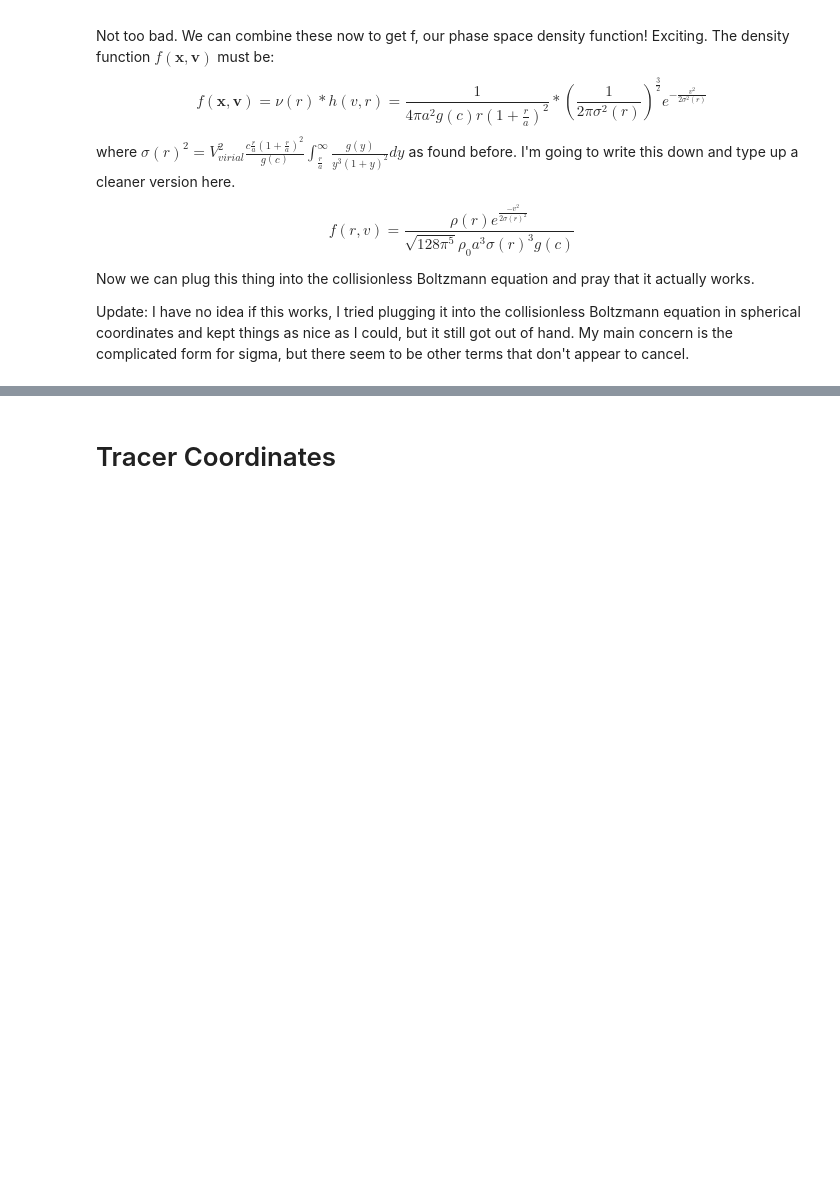
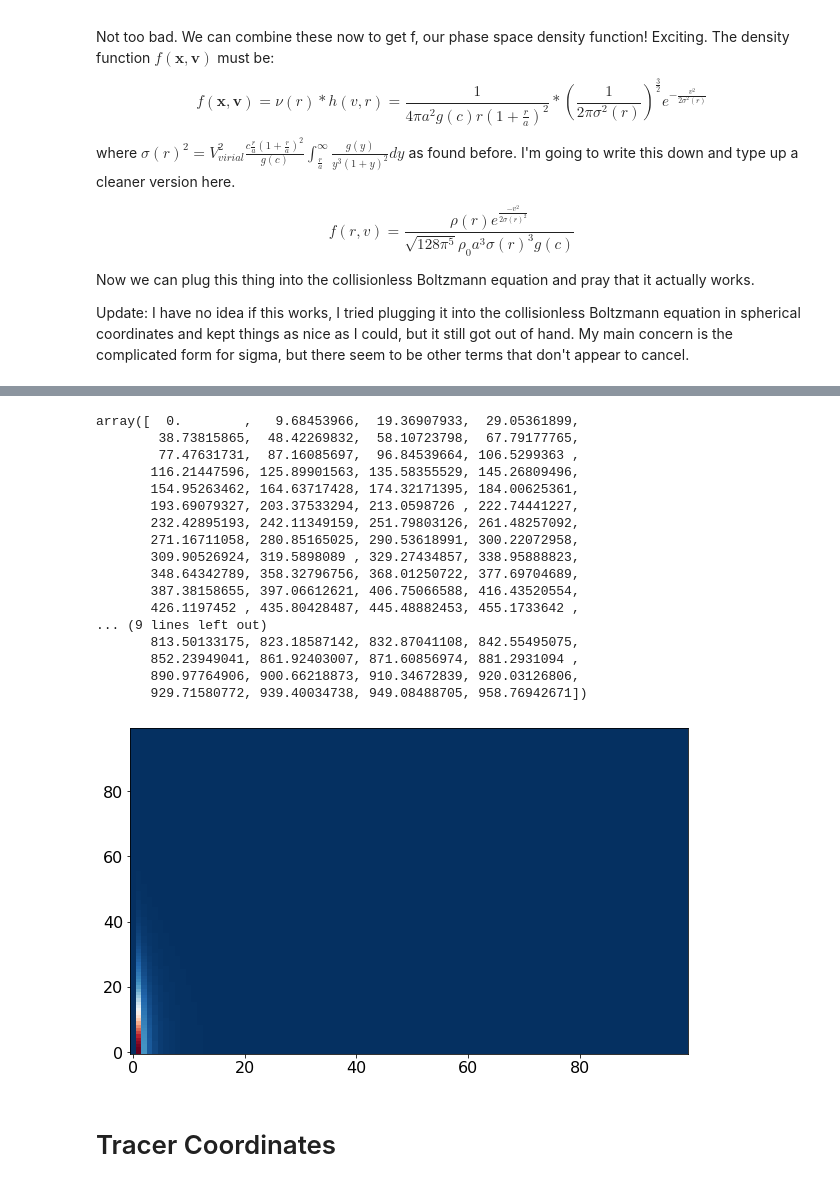
Before and after one commit to EricPutney/nfwHalo, a Jupyter notebook: nfwMockDataGenerator.ipynb, the cells around one changed output, grey strips where cells are left out. Cells and saved outputs as stored; diff of their text form; code cells hidden in the pictures; blank space fills up the shorter version.

```diff
--- a/nfwMockDataGenerator.ipynb
+++ b/nfwMockDataGenerator.ipynb
@@ -322,3 +349,25 @@ All 10000 tracers generated.
+# %%
+plt.imshow(np.transpose(mwHalo.psTable),origin='lower',aspect='auto',cmap='RdBu_r')
+mwHalo.tabSpeeds
+# %% [output]
+array([  0.        ,   9.68453966,  19.36907933,  29.05361899,
+        38.73815865,  48.42269832,  58.10723798,  67.79177765,
+        77.47631731,  87.16085697,  96.84539664, 106.5299363 ,
+       116.21447596, 125.89901563, 135.58355529, 145.26809496,
+       154.95263462, 164.63717428, 174.32171395, 184.00625361,
+       193.69079327, 203.37533294, 213.0598726 , 222.74441227,
+       232.42895193, 242.11349159, 251.79803126, 261.48257092,
+       271.16711058, 280.85165025, 290.53618991, 300.22072958,
+       309.90526924, 319.5898089 , 329.27434857, 338.95888823,
+       348.64342789, 358.32796756, 368.01250722, 377.69704689,
+       387.38158655, 397.06612621, 406.75066588, 416.43520554,
+       426.1197452 , 435.80428487, 445.48882453, 455.1733642 ,
+... (9 lines left out)
+       813.50133175, 823.18587142, 832.87041108, 842.55495075,
+       852.23949041, 861.92403007, 871.60856974, 881.2931094 ,
+       890.97764906, 900.66218873, 910.34672839, 920.03126806,
+       929.71580772, 939.40034738, 949.08488705, 958.76942671])
+[figure, added]
 # %%
 # Saving the generated halo so we can load it up in another file
 saveHalo = True
```
Also changed, not shown: parts of 8 cells of this notebook, 4 other files.
